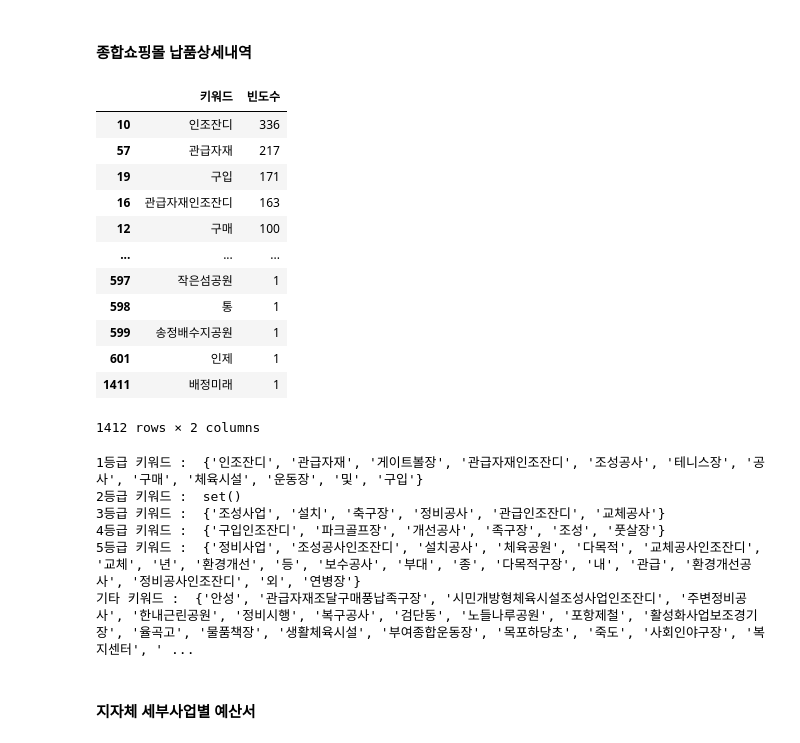
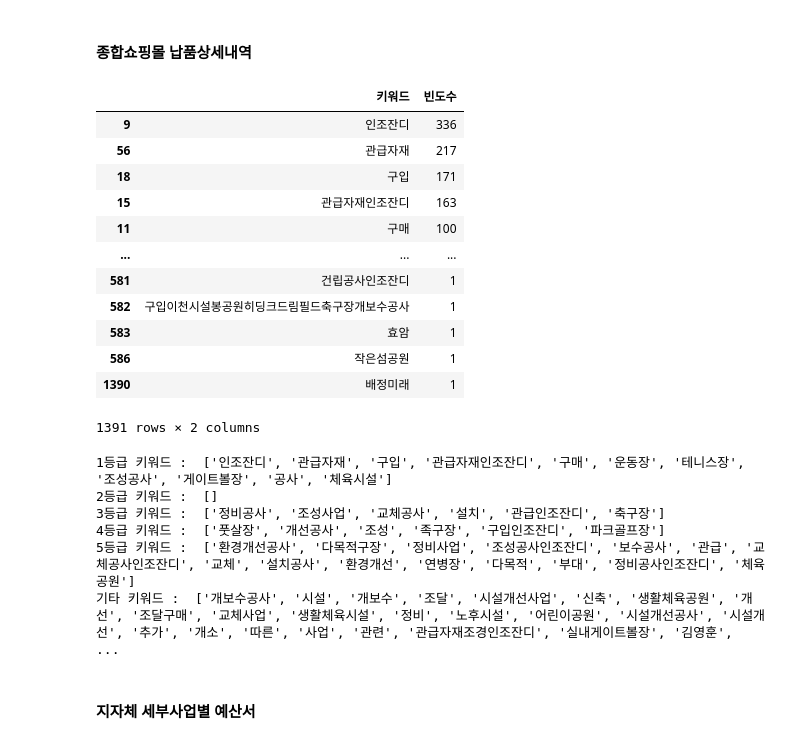
Before and after one commit to kkwann/mido_project, a Jupyter notebook: Data_preprocessing.ipynb, the cells around one changed output. Drawn from its saved outputs; the diff is of its cells as text; code cells hidden in the pictures.

```diff
--- a/Data_preprocessing.ipynb
+++ b/Data_preprocessing.ipynb
@@ -114,33 +114,34 @@ dist_nm = ('|').join(all_shop_df_fin[all_shop_df_fin['수요기관지역명'].st
 # %%
 # 전체 키워드 데이터셋
 mapping_keywd_df = pd.DataFrame(Counter(mapping_keywd_all).items(),columns=['키워드','빈도수'])
+mapping_keywd_df = mapping_keywd_df[mapping_keywd_df['키워드'].apply(len)!=1].reset_index(drop=True)
 mapping_keywd_df.sort_values('빈도수',ascending=False)
 # %% [output]
 |  | 키워드 | 빈도수 |
-| 10 | 인조잔디 | 336 |
-| 57 | 관급자재 | 217 |
-| 19 | 구입 | 171 |
-| 16 | 관급자재인조잔디 | 163 |
-| 12 | 구매 | 100 |
+| 9 | 인조잔디 | 336 |
+| 56 | 관급자재 | 217 |
+| 18 | 구입 | 171 |
+| 15 | 관급자재인조잔디 | 163 |
+| 11 | 구매 | 100 |
 | ... | ... | ... |
-| 597 | 작은섬공원 | 1 |
-| 598 | 통 | 1 |
-| 599 | 송정배수지공원 | 1 |
-| 601 | 인제 | 1 |
-| 1411 | 배정미래 | 1 |
+| 581 | 건립공사인조잔디 | 1 |
+| 582 | 구입이천시설봉공원히딩크드림필드축구장개보수공사 | 1 |
+| 583 | 효암 | 1 |
+| 586 | 작은섬공원 | 1 |
+| 1390 | 배정미래 | 1 |
-1412 rows × 2 columns
+1391 rows × 2 columns
 # %%
 # 종합쇼핑몰 기준 중요키워드 추출
-print('1등급 키워드 : ', set(list(mapping_keywd_all_filter_cnt[mapping_keywd_all_filter_cnt >= 50].keys())))
-print('2등급 키워드 : ', set(list(mapping_keywd_all_filter_cnt[mapping_keywd_all_filter_cnt >= 40].keys())) - set(list(mapping_keywd_all_filter_cnt[mapping_keywd_all_filter_cnt >= 50].keys())))
-print('3등급 키워드 : ', set(list(mapping_keywd_all_filter_cnt[mapping_keywd_all_filter_cnt >= 30].keys())) - set(list(mapping_keywd_all_filter_cnt[mapping_keywd_all_filter_cnt >= 40].keys())))
-print('4등급 키워드 : ', set(list(mapping_keywd_all_filter_cnt[mapping_keywd_all_filter_cnt >= 20].keys())) - set(list(mapping_keywd_all_filter_cnt[mapping_keywd_all_filter_cnt >= 30].keys())))
-print('5등급 키워드 : ', set(list(mapping_keywd_all_filter_cnt[mapping_keywd_all_filter_cnt >= 10].keys())) - set(list(mapping_keywd_all_filter_cnt[mapping_keywd_all_filter_cnt >= 20].keys())))
-print('기타 키워드 : ', set(list(mapping_keywd_all_filter_cnt[mapping_keywd_all_filter_cnt >= 1].keys())) - set(list(mapping_keywd_all_filter_cnt[mapping_keywd_all_filter_cnt >= 10].keys())))
+print('1등급 키워드 : ', list(mapping_keywd_df[mapping_keywd_df['빈도수'] >= 50].sort_values('빈도수',ascending=False)['키워드']))
+print('2등급 키워드 : ', list(mapping_keywd_df[(mapping_keywd_df['빈도수'] < 50) & (mapping_keywd_df['빈도수'] >= 40)].sort_values('빈도수',ascending=False)['키워드']))
+print('3등급 키워드 : ', list(mapping_keywd_df[(mapping_keywd_df['빈도수'] < 40) & (mapping_keywd_df['빈도수'] >= 30)].sort_values('빈도수',ascending=False)['키워드']))
+print('4등급 키워드 : ', list(mapping_keywd_df[(mapping_keywd_df['빈도수'] < 30) & (mapping_keywd_df['빈도수'] >= 20)].sort_values('빈도수',ascending=False)['키워드']))
+print('5등급 키워드 : ', list(mapping_keywd_df[(mapping_keywd_df['빈도수'] < 20) & (mapping_keywd_df['빈도수'] >= 10)].sort_values('빈도수',ascending=False)['키워드']))
+print('기타 키워드 : ', list(mapping_keywd_df[(mapping_keywd_df['빈도수'] < 10)].sort_values('빈도수',ascending=False)['키워드']))
 # %% [output]
-1등급 키워드 :  {'인조잔디', '관급자재', '게이트볼장', '관급자재인조잔디', '조성공사', '테니스장', '공사', '구매', '체육시설', '운동장', '및', '구입'}
-2등급 키워드 :  set()
-3등급 키워드 :  {'조성사업', '설치', '축구장', '정비공사', '관급인조잔디', '교체공사'}
-4등급 키워드 :  {'구입인조잔디', '파크골프장', '개선공사', '족구장', '조성', '풋살장'}
-5등급 키워드 :  {'정비사업', '조성공사인조잔디', '설치공사', '체육공원', '다목적', '교체공사인조잔디', '교체', '년', '환경개선', '등', '보수공사', '부대', '종', '다목적구장', '내', '관급', '환경개선공사', '정비공사인조잔디', '외', '연병장'}
-기타 키워드 :  {'안성', '관급자재조달구매풍납족구장', '시민개방형체육시설조성사업인조잔디', '주변정비공사', '한내근린공원', '정비시행', '복구공사', '검단동', '노들나루공원', '포항제철', '활성화사업보조경기장', '율곡고', '물품책장', '생활체육시설', '부여종합운동장', '목포하당초', '죽도', '사회인야구장', '복지센터', ' ...
+1등급 키워드 :  ['인조잔디', '관급자재', '구입', '관급자재인조잔디', '구매', '운동장', '테니스장', '조성공사', '게이트볼장', '공사', '체육시설']
+2등급 키워드 :  []
+3등급 키워드 :  ['정비공사', '조성사업', '교체공사', '설치', '관급인조잔디', '축구장']
+4등급 키워드 :  ['풋살장', '개선공사', '조성', '족구장', '구입인조잔디', '파크골프장']
+5등급 키워드 :  ['환경개선공사', '다목적구장', '정비사업', '조성공사인조잔디', '보수공사', '관급', '교체공사인조잔디', '교체', '설치공사', '환경개선', '연병장', '다목적', '부대', '정비공사인조잔디', '체육공원']
+기타 키워드 :  ['개보수공사', '시설', '개보수', '조달', '시설개선사업', '신축', '생활체육공원', '개선', '조달구매', '교체사업', '생활체육시설', '정비', '노후시설', '어린이공원', '시설개선공사', '시설개선', '추가', '개소', '따른', '사업', '관련', '관급자재조경인조잔디', '실내게이트볼장', '김영훈',  ...
```
Also changed, not shown: parts of 20 cells of this notebook, 2 other files.
